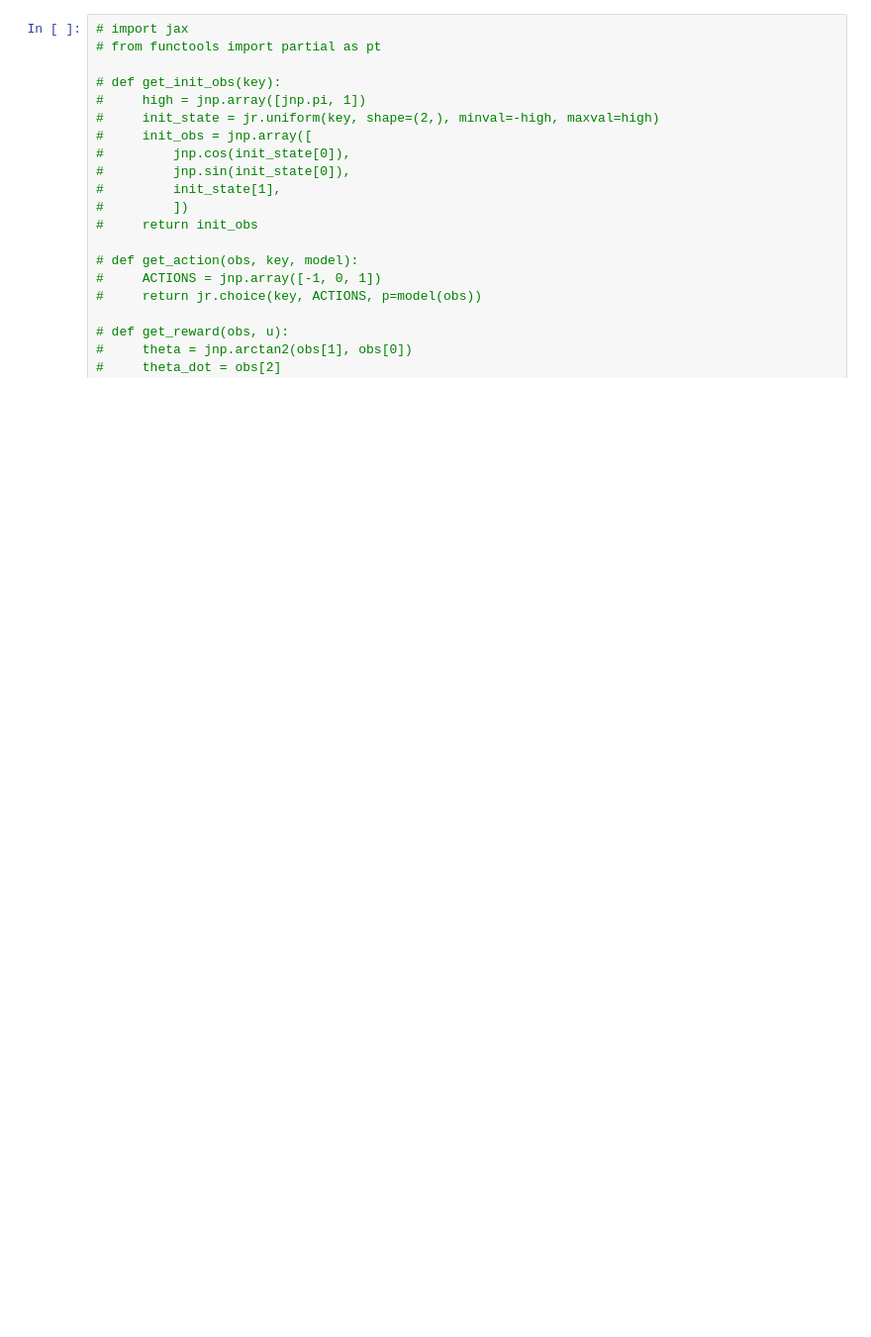
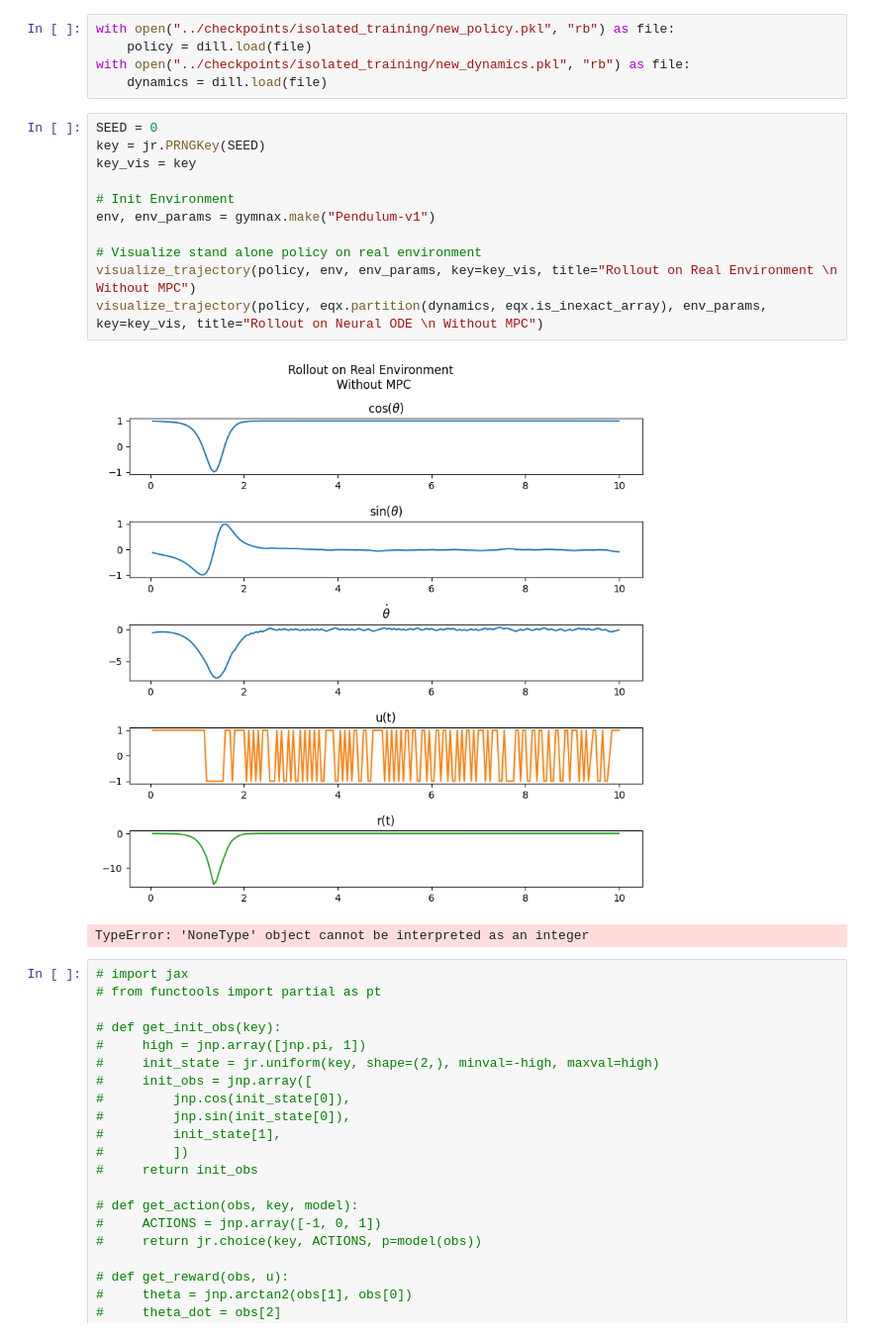
Before and after one commit to M-wag/mpc_pendelum, a Jupyter notebook: _code/mpc.ipynb, the cells around one changed output. Shown at 99% size. Saved outputs shown, nothing was run; the diff lists cells and outputs as text; blank space fills up the shorter version.

```diff
--- a/_code/mpc.ipynb
+++ b/_code/mpc.ipynb
@@ -52,3 +38,22 @@ os.mkdir(os.path.dirname(policy_path))
+# %%
+with open("../checkpoints/isolated_training/new_policy.pkl", "rb") as file:
+    policy = dill.load(file)
+with open("../checkpoints/isolated_training/new_dynamics.pkl", "rb") as file:
+    dynamics = dill.load(file)
+# %%
+SEED = 0
+key = jr.PRNGKey(SEED)
+key_vis = key
+
+# Init Environment
+env, env_params = gymnax.make("Pendulum-v1")
+
+# Visualize stand alone policy on real environment
+visualize_trajectory(policy, env, env_params, key=key_vis, title="Rollout on Real Environment \n Without MPC")
+visualize_trajectory(policy, eqx.partition(dynamics, eqx.is_inexact_array), env_params, key=key_vis, title="Rollout on Neural ODE \n Without MPC")
+# %% [output]
+[figure, added]
+TypeError: 'NoneType' object cannot be interpreted as an integer
 # %%
 # import jax
 # from functools import partial as pt
```
Also changed, not shown: parts of 9 cells of this notebook, 30 other files.
